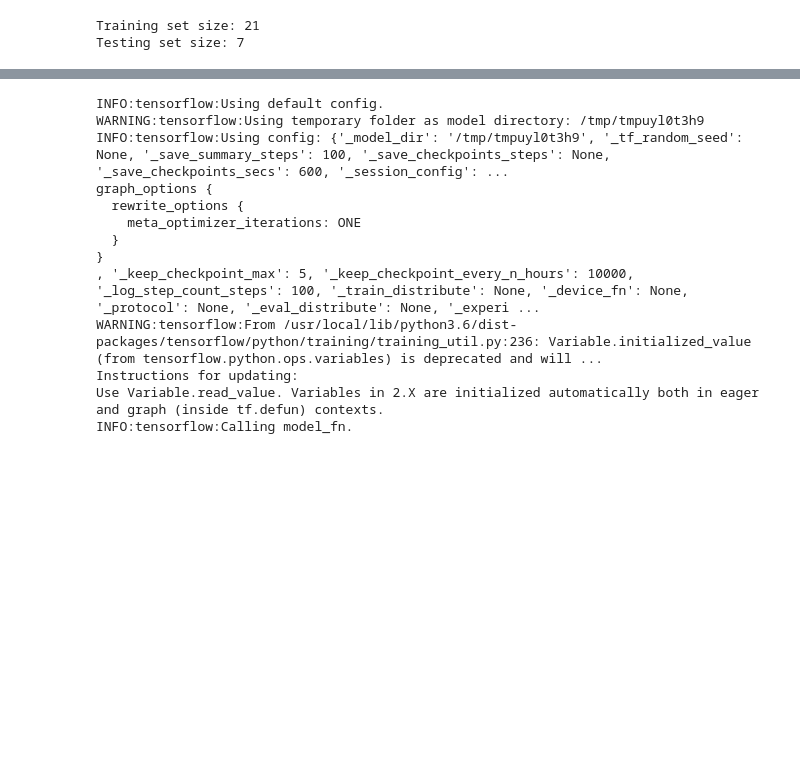
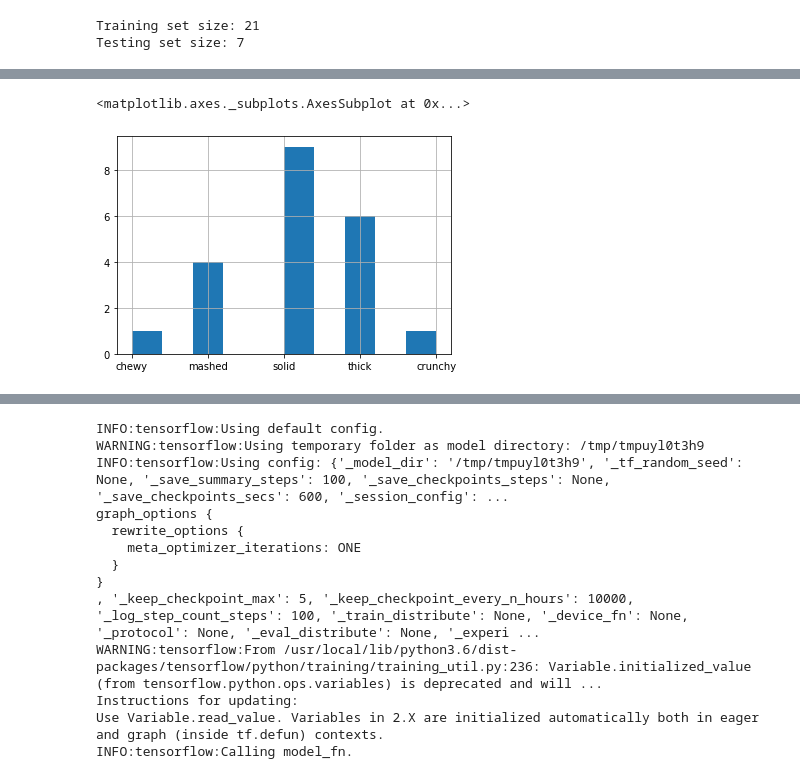
Before and after one commit to kwcay/jayne-eats-prototype, a Jupyter notebook: ml/notes/model-exploration-tf.ipynb, the cells around one changed output, grey strips where cells are left out. Cells and saved outputs as stored; diff of their text form; code cells hidden in the pictures; blank space fills up the shorter version.

Commit message:
Process dataset for TF model exploration

```diff
--- a/ml/notes/model-exploration-tf.ipynb
+++ b/ml/notes/model-exploration-tf.ipynb
@@ -105,0 +59,9 @@ Ingredients (48): ['almond' 'anchovy' 'apple' 'arugula' 'banana' 'bay leaf' 'bea
+# %%
+# Ingredients list.
+ingredients_set = set()
+
+for data in raw_dataset:
+  ingredients_set |= set(data[RAW_INGREDIENTS_COL])
+
+ingredients = sorted(list(ingredients_set))
+print(f'Ingredients ({len(ingredients)}):', ingredients)
@@ -105,0 +70,22 @@ Ingredients (48): ['almond' 'anchovy' 'apple' 'arugula' 'banana' 'bay leaf' 'bea
+# %%
+# Processed dataset.
+import pandas as pd
+
+processed_dataset = []
+feature_names = ['consistency', 'temperature'] + ingredients + ['label']
+
+for data in raw_dataset:
+  data_ingredients_set = set(data[RAW_INGREDIENTS_COL])
+  processed_data = [data[RAW_CONSISTENCY_COL], data[RAW_TEMPERATURE_COL]]
+
+  for ingredient in ingredients:
+    processed_data.append('yes' if ingredient in data_ingredients_set else 'no')
+
+  processed_data.append('yes' if data[RAW_LABEL_COL] else 'no')
+
+  processed_dataset.append(processed_data)
+
+dataset = pd.DataFrame(processed_dataset, columns=feature_names)
+dataset_labels = dataset.pop('label')
+
+dataset.head()
@@ -106,13 +99,11 @@ Ingredients (48): ['almond' 'anchovy' 'apple' 'arugula' 'banana' 'bay leaf' 'bea
 # %%
-# Encode, randomize and split data set.
+# Split dataset.
 from sklearn.model_selection import train_test_split
 
-X = encode_samples(foods)
-y = list(map(lambda sample: sample[0], foods))
-X_train, X_test, y_train, y_test = train_test_split(X, y)
+X_train, X_test, y_train, y_test = train_test_split(dataset, dataset_labels)
 
-print('Training set size:', len(y_train))
-print('Testing set size:', len(y_test))
+print('Training set size:', y_train.size)
+print('Testing set size:', y_test.size)
 # %% [output]
 Training set size: 21
 Testing set size: 7
@@ -338,3 +134,8 @@ X_train_df.describe()
 | 50% | 0.000000 | 0.000000 | 0.000000 | 0.000000 | 0.000000 | 0.000000 | 0.000000 | 0.000000 | 1.000000 | 0.000000 | 0.000000 | ... |
 | 75% | 0.000000 | 0.000000 | 0.000000 | 0.000000 | 1.000000 | 1.000000 | 1.000000 | 0.000000 | 1.000000 | 0.000000 | 0.000000 | ... |
 | max | 1.000000 | 1.000000 | 1.000000 | 1.000000 | 1.000000 | 1.000000 | 1.000000 | 1.000000 | 1.000000 | 1.000000 | 1.000000 | ... |
+# %%
+X_train.consistency.hist()
+# %% [output]
+<matplotlib.axes._subplots.AxesSubplot at 0x...>
+[figure, added]
```
Also changed, not shown: parts of 22 cells of this notebook.
